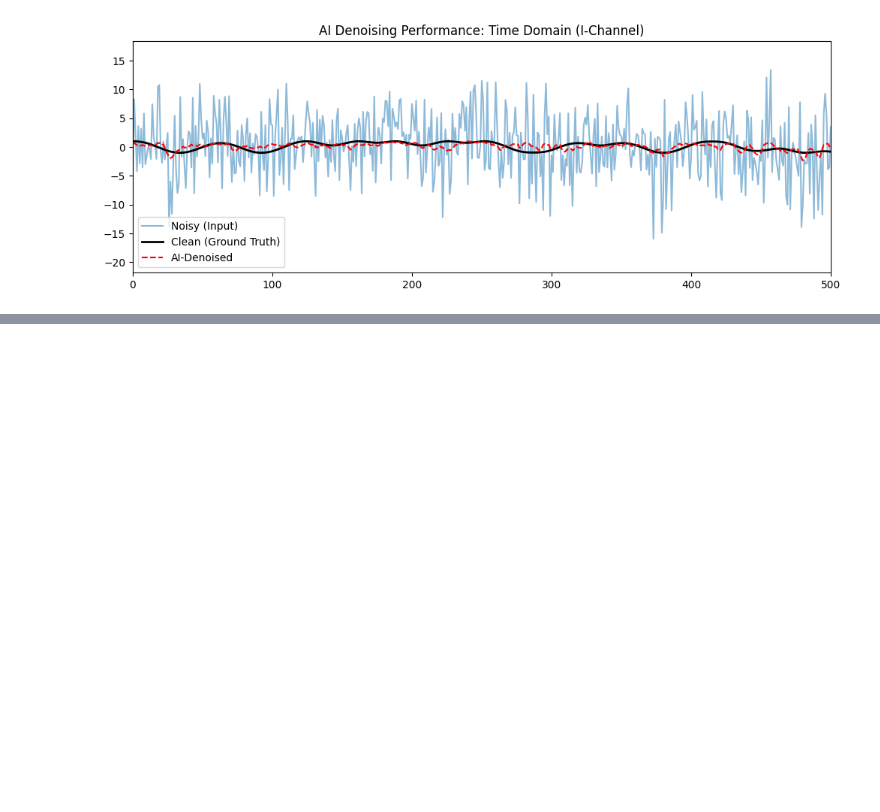
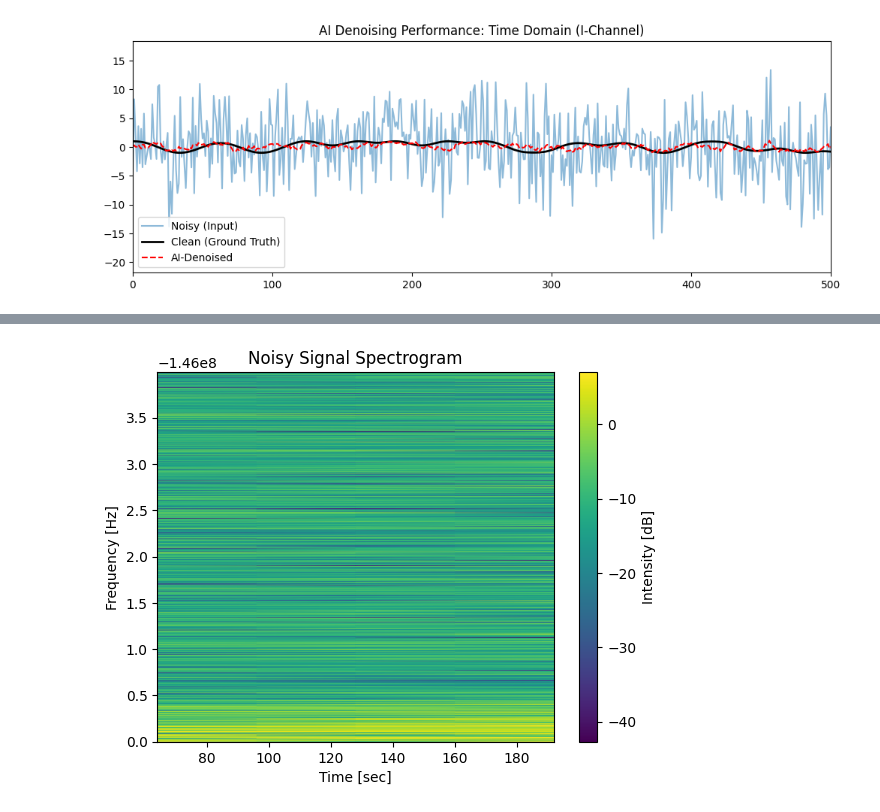
Before and after one commit to prayer-position/Cubesat-Radioastronomie, a Jupyter notebook: notebooks/Neural_Network_Denoising.ipynb, the cells around one changed output, grey strips where cells are left out. Saved outputs shown, nothing was run; the diff lists cells and outputs as text; code cells hidden in the pictures; blank space fills up the shorter version.

```diff
--- a/notebooks/Neural_Network_Denoising.ipynb
+++ b/notebooks/Neural_Network_Denoising.ipynb
@@ -162,0 +192,7 @@ plt.show()
+# %%
+# Plot spectrogram for noisy signal
+from src.spectra import plot_spectrogram
+
+plot_spectrogram(s_noisy, L, fc, title="Noisy Signal Spectrogram")
+# %% [output]
+[figure, added]
```
Also changed, not shown: parts of 7 cells of this notebook, 1 other file.
